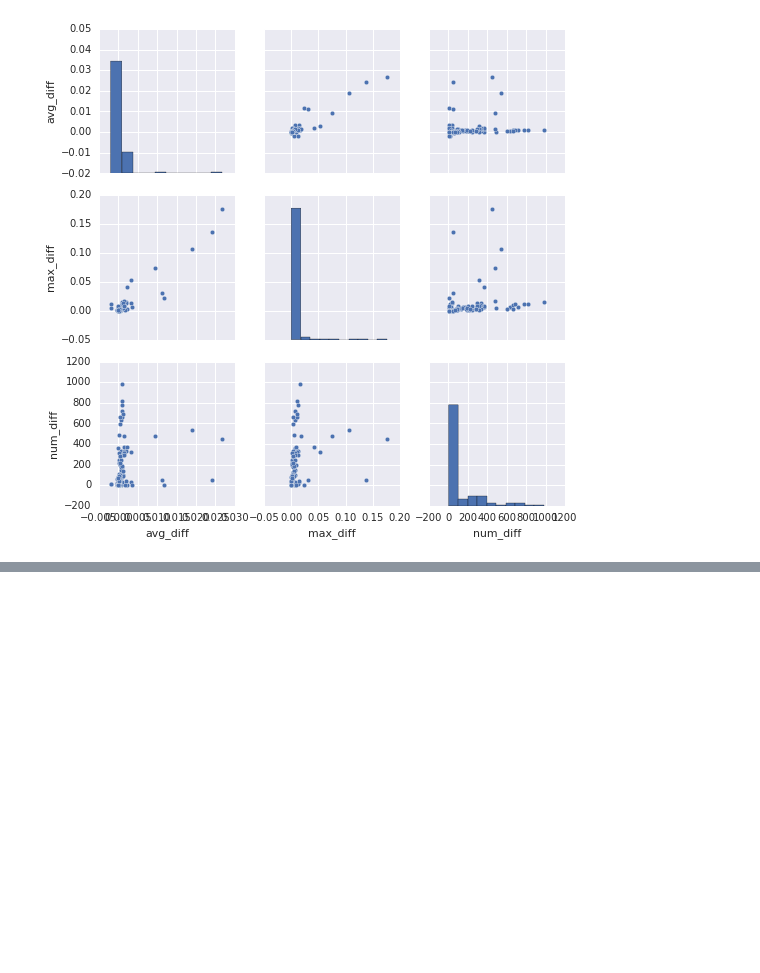
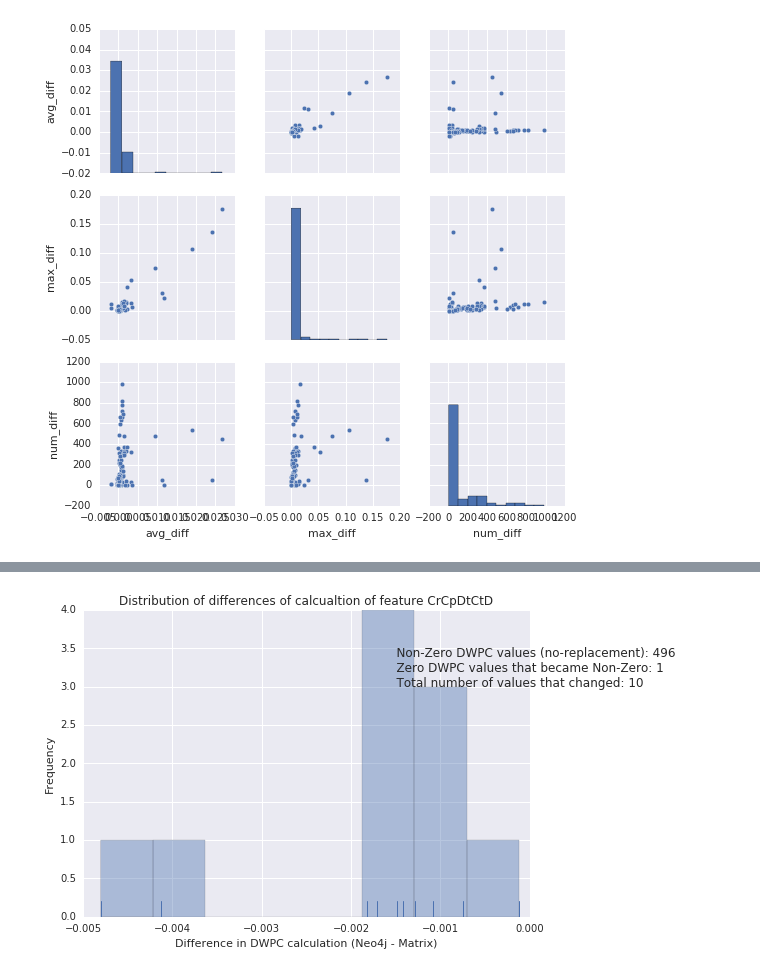
Before and after one commit to mmayers12/hetnet_ml, a Jupyter notebook: demo/results-comparison-to-Neo4j.ipynb, the cells around one changed output, grey strips where cells are left out. Saved outputs shown, nothing was run; the diff lists cells and outputs as text; code cells hidden in the pictures; blank space fills up the shorter version.

```diff
--- a/demo/results-comparison-to-Neo4j.ipynb
+++ b/demo/results-comparison-to-Neo4j.ipynb
@@ -244,0 +266,4 @@ CuGuDuGuD
+# %%
+compare_metapath(result['avg_diff'].sort_values(ascending=True).index[1])
+# %% [output]
+[figure, added]
```
Also changed, not shown: parts of 50 cells of this notebook, 3 other files.
